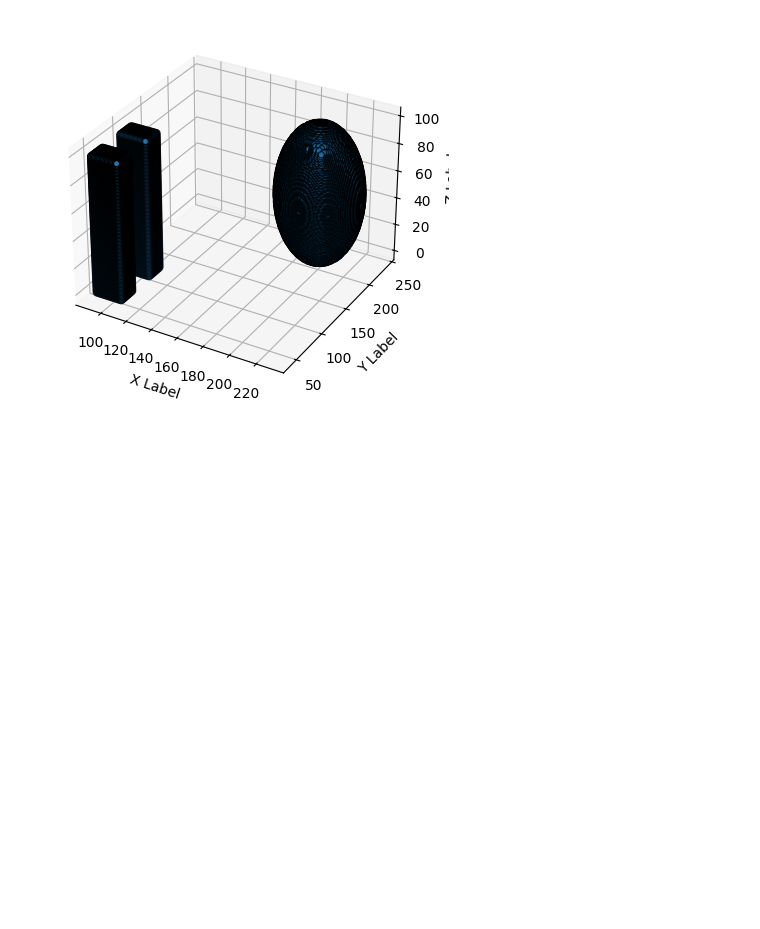
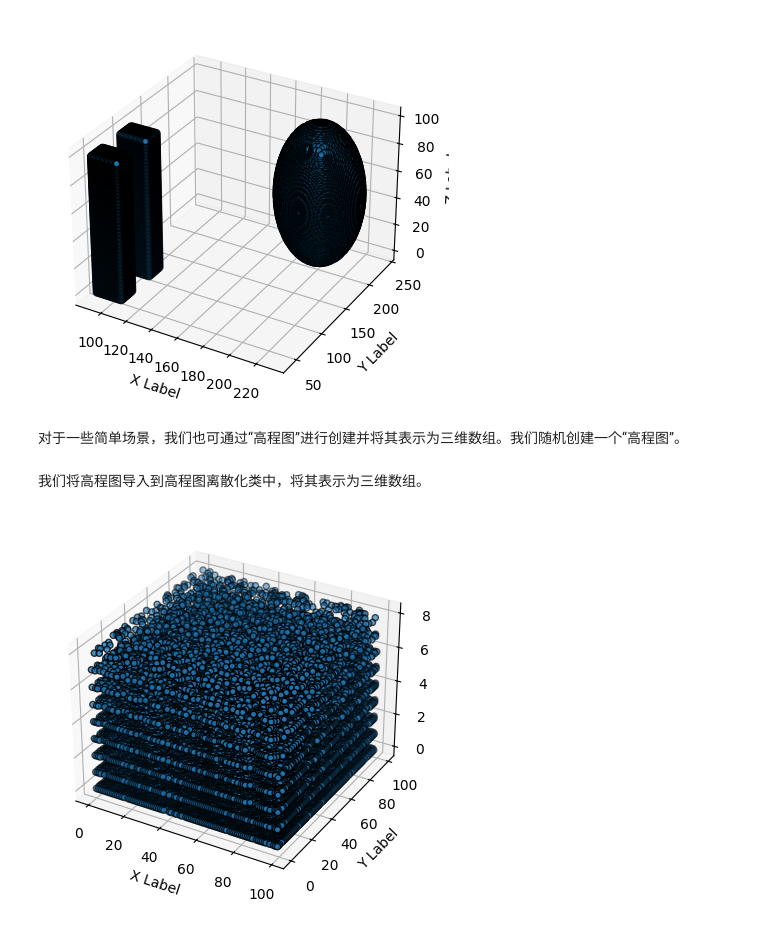
Before and after one commit to sswun/Design-of-Simple-Python-UAV-Env, a Jupyter notebook: tasks_design/task2_SUAV_envDesign.ipynb, the cells around one changed output. Drawn from its saved outputs; the diff is of its cells as text; code cells hidden in the pictures; blank space fills up the shorter version.

```diff
--- a/tasks_design/task2_SUAV_envDesign.ipynb
+++ b/tasks_design/task2_SUAV_envDesign.ipynb
@@ -71,3 +71,21 @@ plt.show()
 env_discretizing.show_discretized_env()
 # %% [output]
 [figure]
+# %% [markdown]
+对于一些简单场景，我们也可通过“高程图”进行创建并将其表示为三维数组。我们随机创建一个“高程图”。
+# %%
+x_range = 100
+y_range = 100
+Elevation_map = UE.np.random.randint(0, 10, size=(x_range, y_range))
+# %%
+# 将高程图中元素类型转化为float类型
+Elevation_map = Elevation_map.astype(UE.np.float32)
+# %% [markdown]
+我们将高程图导入到高程图离散化类中，将其表示为三维数组。
+# %%
+env_discretizied_E = UE.Elevation_map_discreting(Elevation_map)
+env_discretizied_Epoints = env_discretizied_E.get_discetized_env()
+# %%
+env_discretizied_E.show_discretized_env()
+# %% [output]
+[figure, added]
```
